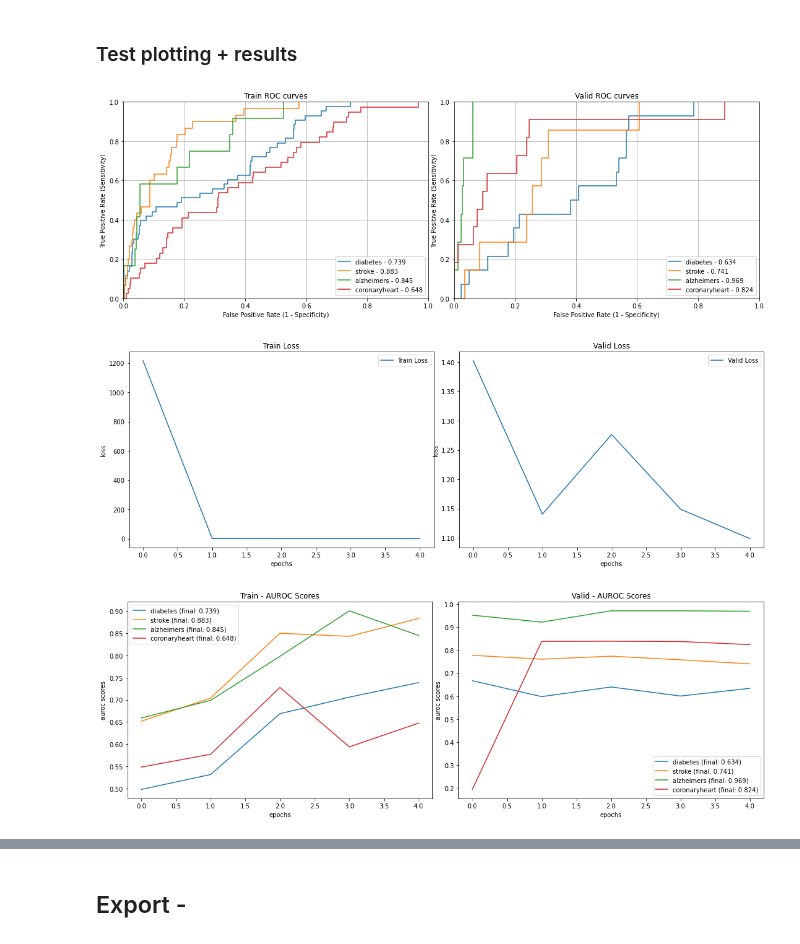
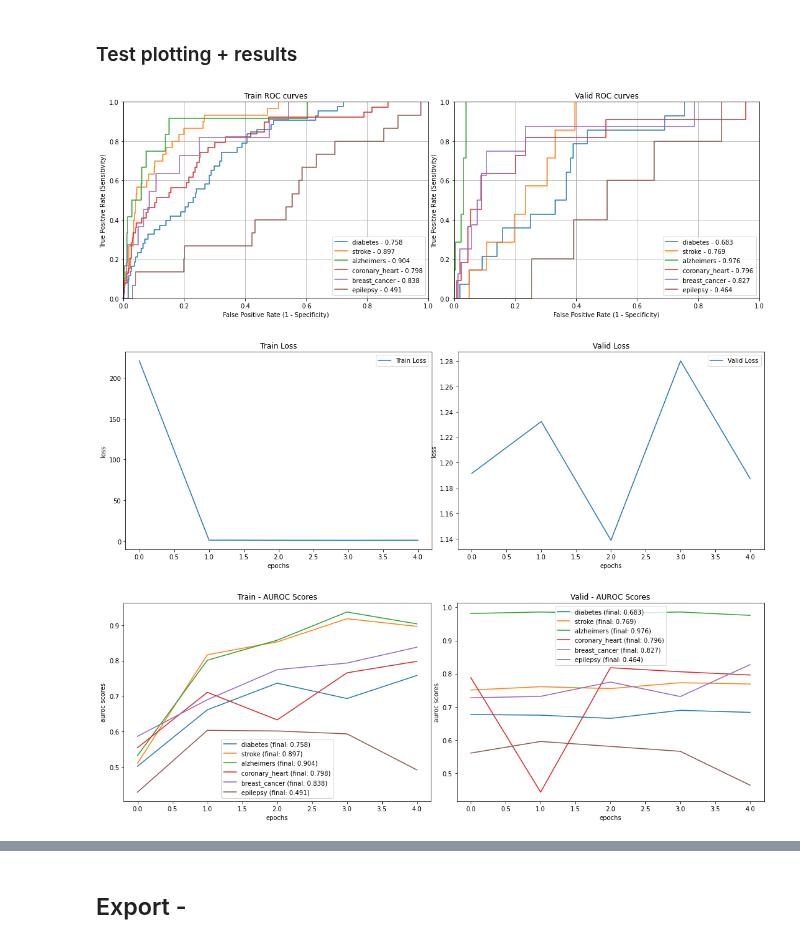
Before and after one commit to corazonlabs/lemonpie, a Jupyter notebook: 07_models.ipynb, the cells around one changed output, grey strips where cells are left out. Saved outputs shown, nothing was run; the diff lists cells and outputs as text; code cells hidden in the pictures.

```diff
--- a/07_models.ipynb
+++ b/07_models.ipynb
@@ -549,7 +581,7 @@ Based on perf tuning recommendation..
 #export
 class EHR_CNN(nn.Module):
     '''Based on the model described in the Deepr paper - https://arxiv.org/abs/1607.07519'''
-    def __init__(self, demograph_dims, rec_dims, demograph_wd, rec_wd, linear_layers=4,
+    def __init__(self, demograph_dims, rec_dims, demograph_wd, rec_wd, num_labels, linear_layers=4,
                  initrange=0.3, bn=False, input_drp=0.3, linear_drp=0.3, zero_bn=False):
 
         super().__init__()
@@ -566,7 +598,7 @@ class EHR_CNN(nn.Module):
         self.input_dp = InputDropout(input_drp)
 
         out, self.lin = create_linear_layers(lin_features_start, linear_layers, bn, linear_drp)
-        self.lin_o    = nn.Linear(out, 4)
+        self.lin_o    = nn.Linear(out, num_labels)
 
         self.cnn = nn.Sequential(
         *conv_layer(in_channels=1, out_channels=2, kernel_size=(5,5), padding=2, bn=self.bn),
@@ -627,7 +659,7 @@ class EHR_CNN(nn.Module):
 # %% [markdown]
 **Load Data + Inspect**
 # %%
-ehr_1K_data = EHRData(PATH_1K, LABELS, age_start=240, age_stop=360, age_in_months=True, lazy_load_gpu=False) #entire dataset on GPU
+ehr_1K_data = EHRData(PATH_1K, labels, age_start=240, age_stop=360, age_in_months=True, lazy_load_gpu=False) #entire dataset on GPU
 # %%
 demograph_dims, rec_dims, demograph_dims_wd, rec_dims_wd = get_all_emb_dims(EhrVocabList.load(PATH_1K))
 # %%
@@ -664,11 +696,11 @@ EHR_CNN(
 # %%
 train_loss_fn, valid_loss_fn = get_loss_fn(train_pos_wts), get_loss_fn(valid_pos_wts)
 # %%
-model = EHR_CNN(demograph_dims, rec_dims, demograph_dims_wd, rec_dims_wd).cuda() #.cuda() to be called before optim
+model = EHR_CNN(demograph_dims, rec_dims, demograph_dims_wd, rec_dims_wd, len(labels)).to(DEVICE)
 # %%
 optimizer = torch.optim.Adagrad(model.parameters())
 # %%
-h = RunHistory(LABELS)
+h = RunHistory(labels)
 # %%
 %time h = fit(3, h, model, train_loss_fn, valid_loss_fn, optimizer, auroc_score, \
               train_dl, valid_dl, to_chkpt_path=MODEL_STORE, from_chkpt_path=None, verbosity=1)
@@ -713,9 +745,9 @@ test aurocs = [0.723928 0.929383 0.922853 0.849432]
 # %% [markdown]
 ### Test plotting + results
 # %%
-plot_fit_results(h, LABELS)
+plot_fit_results(h, labels)
 # %% [output]
-[figure, old version]
+[figure, new version]
-[figure, old version]
+[figure, new version]
-[figure, old version]
+[figure, new version]
 # %%
```
Also changed, not shown: parts of 35 cells of this notebook, 6 other files.
